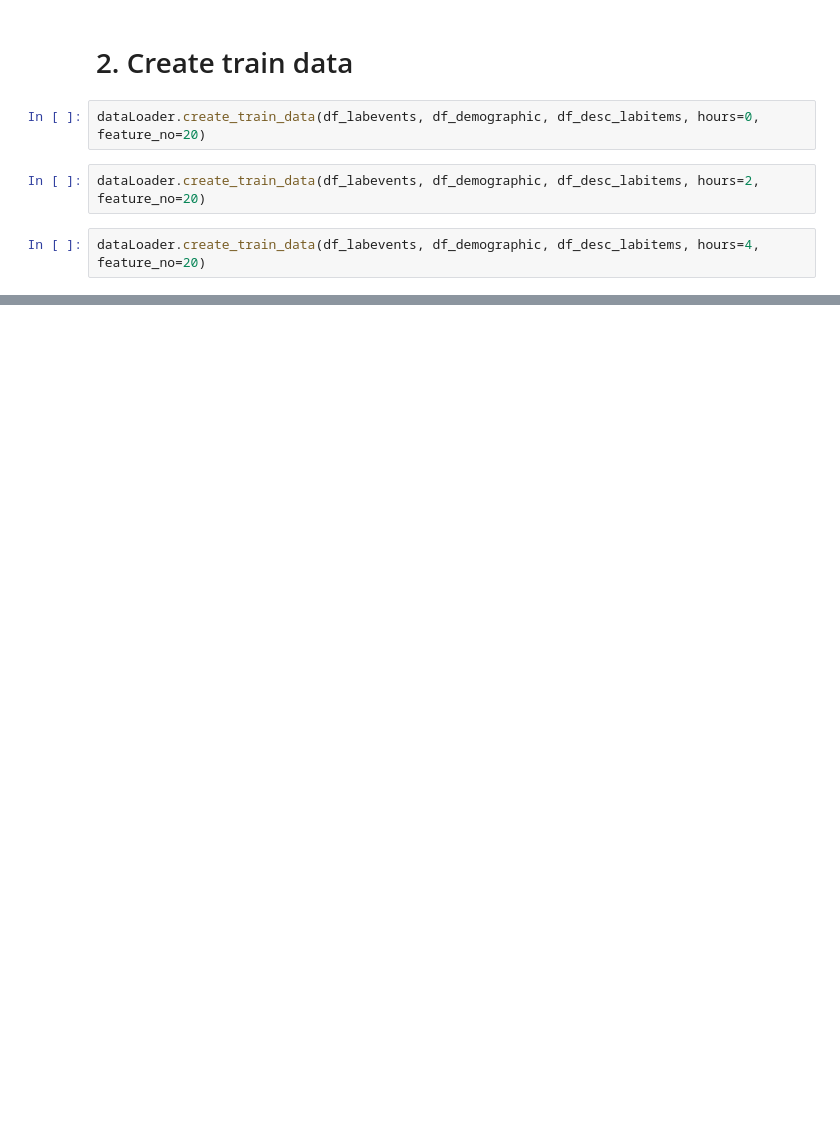
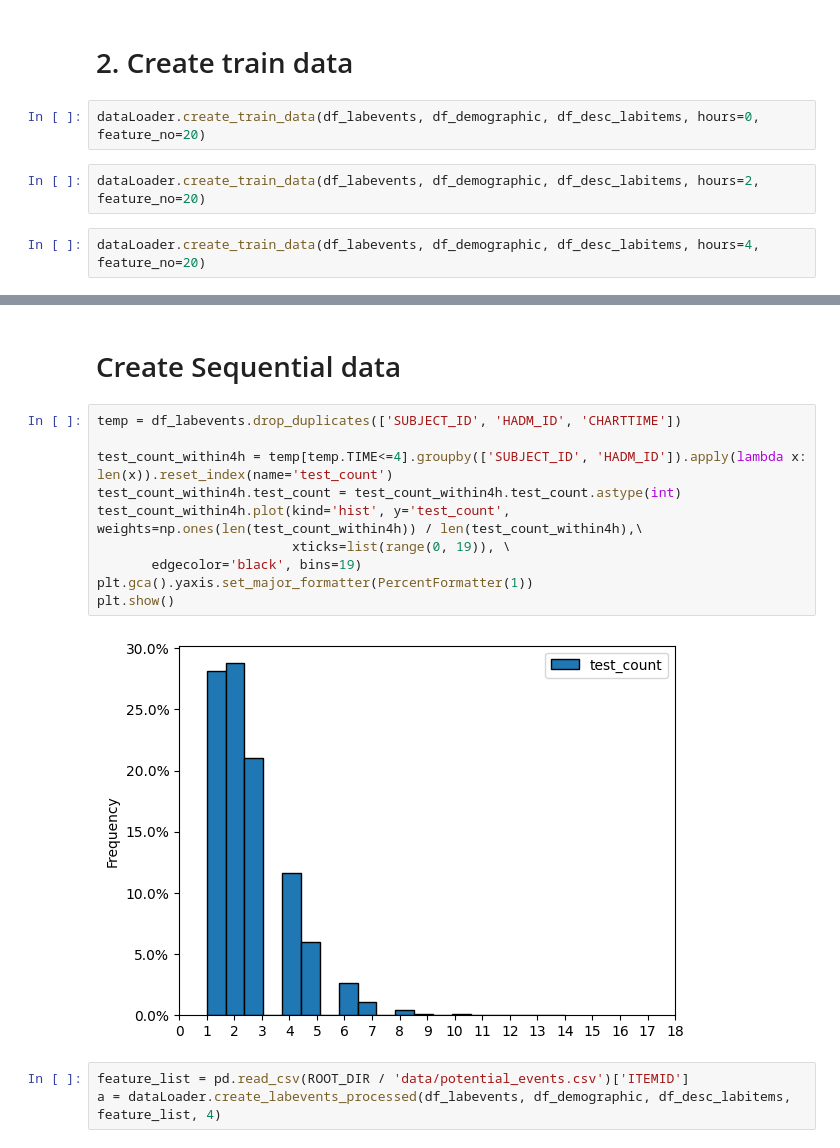
Before and after one commit to 23233408/CAPSTONE, a Jupyter notebook: Kha Huynh/Data cleansing/dataprocessing_pipeline.ipynb, the cells around one changed output, grey strips where cells are left out. Cells and saved outputs as stored; diff of their text form; blank space fills up the shorter version.

```diff
--- a/Kha Huynh/Data cleansing/dataprocessing_pipeline.ipynb
+++ b/Kha Huynh/Data cleansing/dataprocessing_pipeline.ipynb
@@ -77,0 +197,17 @@ dataLoader.create_train_data(df_labevents, df_demographic, df_desc_labitems, hou
+# %% [markdown]
+# Create Sequential data
+# %%
+temp = df_labevents.drop_duplicates(['SUBJECT_ID', 'HADM_ID', 'CHARTTIME'])
+
+test_count_within4h = temp[temp.TIME<=4].groupby(['SUBJECT_ID', 'HADM_ID']).apply(lambda x: len(x)).reset_index(name='test_count')
+test_count_within4h.test_count = test_count_within4h.test_count.astype(int)
+test_count_within4h.plot(kind='hist', y='test_count', weights=np.ones(len(test_count_within4h)) / len(test_count_within4h),\
+                         xticks=list(range(0, 19)), \
+       edgecolor='black', bins=19)
+plt.gca().yaxis.set_major_formatter(PercentFormatter(1))
+plt.show()
+# %% [output]
+[figure, added]
+# %%
+feature_list = pd.read_csv(ROOT_DIR / 'data/potential_events.csv')['ITEMID']
+a = dataLoader.create_labevents_processed(df_labevents, df_demographic, df_desc_labitems, feature_list, 4)
```
Also changed, not shown: parts of 24 cells of this notebook, 4 other files.
